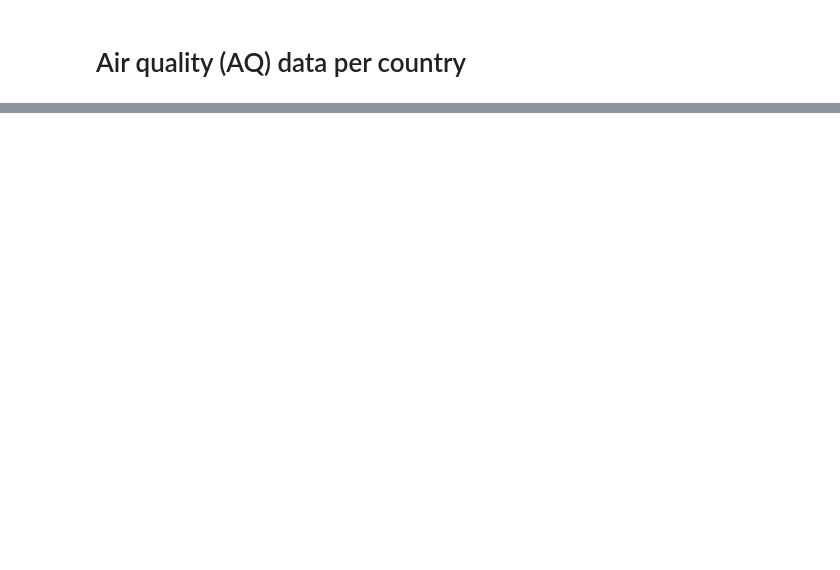
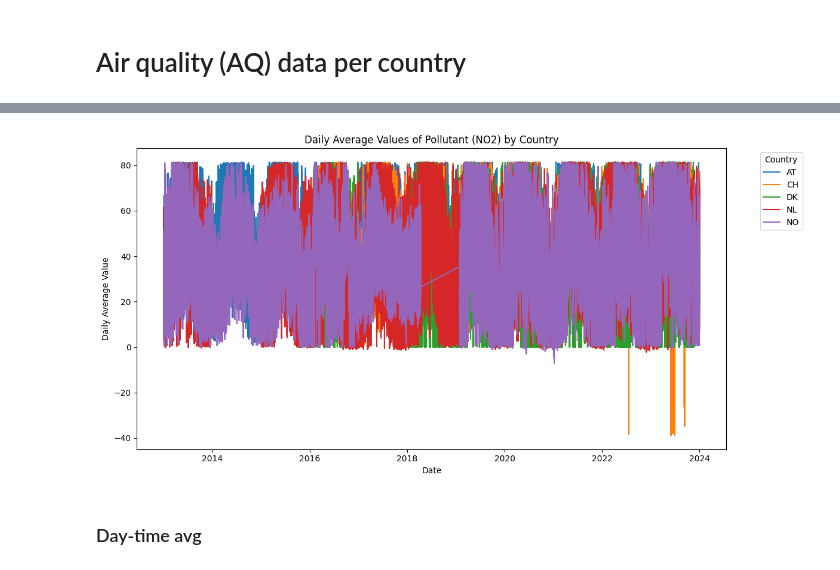
Before and after one commit to JskifterJ/DSML, a Jupyter notebook: src/data_processing.ipynb, the cells around one changed output, grey strips where cells are left out. Drawn from its saved outputs; the diff is of its cells as text; code cells hidden in the pictures; blank space fills up the shorter version.

```diff
--- a/src/data_processing.ipynb
+++ b/src/data_processing.ipynb
@@ -77,0 +257,7 @@ print(f"Combined datasets saved to {processed_path}/")
+# %%
+#drop unnecessary columns
+merged_data = merged_data.drop(columns=['ResultTime', 'DataCapture', 'FkObservationLog', 'Validity', 'Verification'])
+# rename Notation column to Pollutant and remove pollutant column
+merged_data = merged_data.rename(columns={'Notation': 'Pollutant'})
+merged_data = merged_data.drop(columns=['Pollutant'])
+merged_data
@@ -77,0 +640,16 @@ print(f"Combined datasets saved to {processed_path}/")
+# %%
+# don't think we need to get rid of outliers necessarily
+#getting rid of outliers
+Q1 = daily_avg_per_country['DailyAverageValue'].quantile(0.25)
+Q3 = daily_avg_per_country['DailyAverageValue'].quantile(0.75)
+
+IQR = Q3 - Q1
+lower_bound = Q1 - 1.5 * IQR
+upper_bound = Q3 + 1.5 * IQR
+
+daily_avg_per_country = daily_avg_per_country[
+    (daily_avg_per_country['DailyAverageValue'] >= lower_bound) &
+    (daily_avg_per_country['DailyAverageValue'] <= upper_bound)
+]
+
+daily_avg_per_country
@@ -77,0 +670,23 @@ print(f"Combined datasets saved to {processed_path}/")
+# %%
+import matplotlib.pyplot as plt
+
+# Filter data for a specific pollutant (e.g., NO2) for better visualization
+pollutant_to_visualize = 7 # NO2
+filtered_data = daily_avg_per_country[daily_avg_per_country['Pollutant'] == pollutant_to_visualize]
+
+# Plot the data
+plt.figure(figsize=(12, 6))
+for country in filtered_data['Country'].unique():
+    country_data = filtered_data[filtered_data['Country'] == country]
+    plt.plot(country_data['Start'], country_data['DailyAverageValue'], label=country)
+
+plt.title('Daily Average Values of Pollutant (NO2) by Country')
+plt.xlabel('Date')
+plt.ylabel('Daily Average Value')
+plt.legend(title='Country', bbox_to_anchor=(1.05, 1), loc='upper left')
+plt.tight_layout()
+plt.show()
+# %% [output]
+[figure, added]
+# %% [markdown]
+### Day-time avg
```
Also changed, not shown: parts of 35 cells of this notebook, 8 other files.
